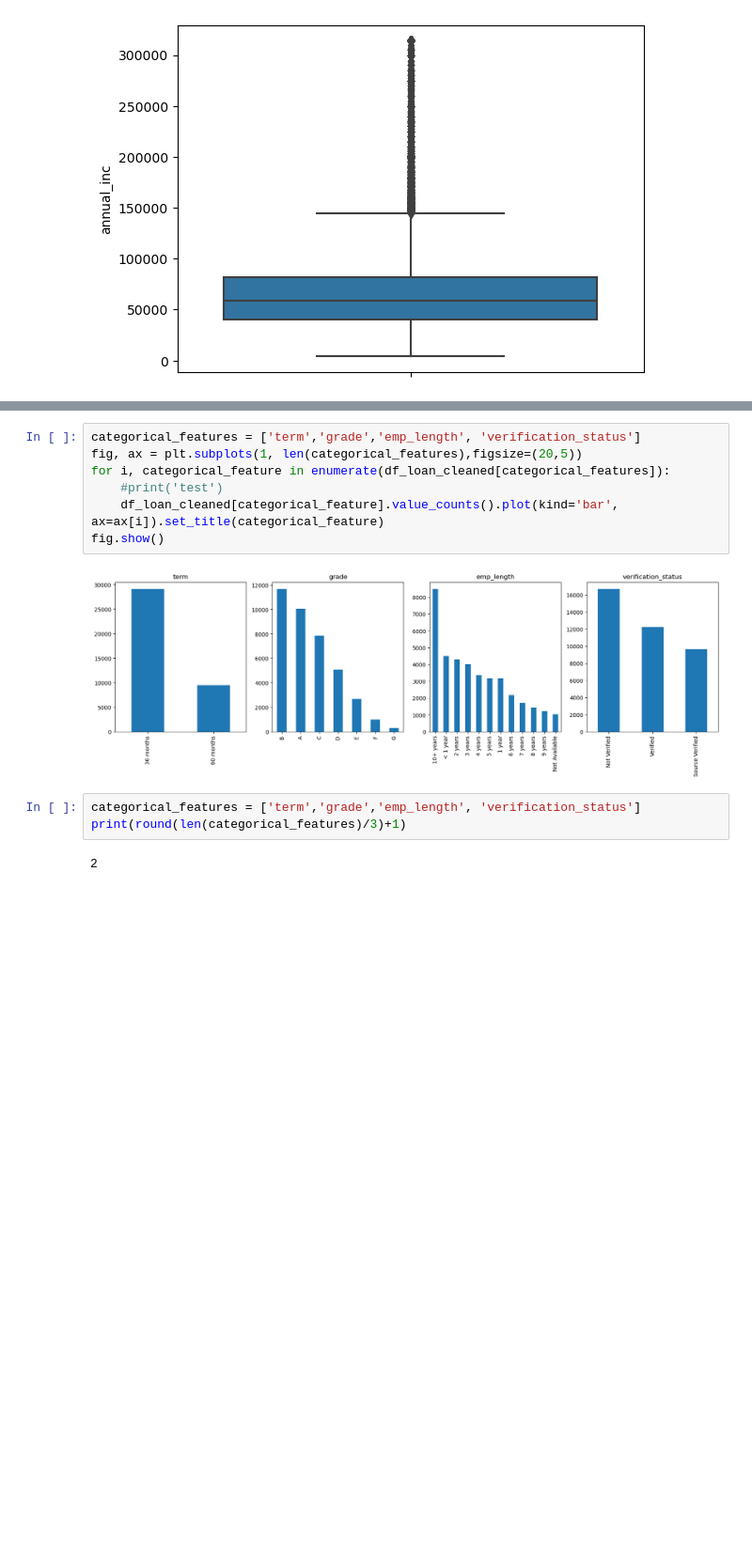
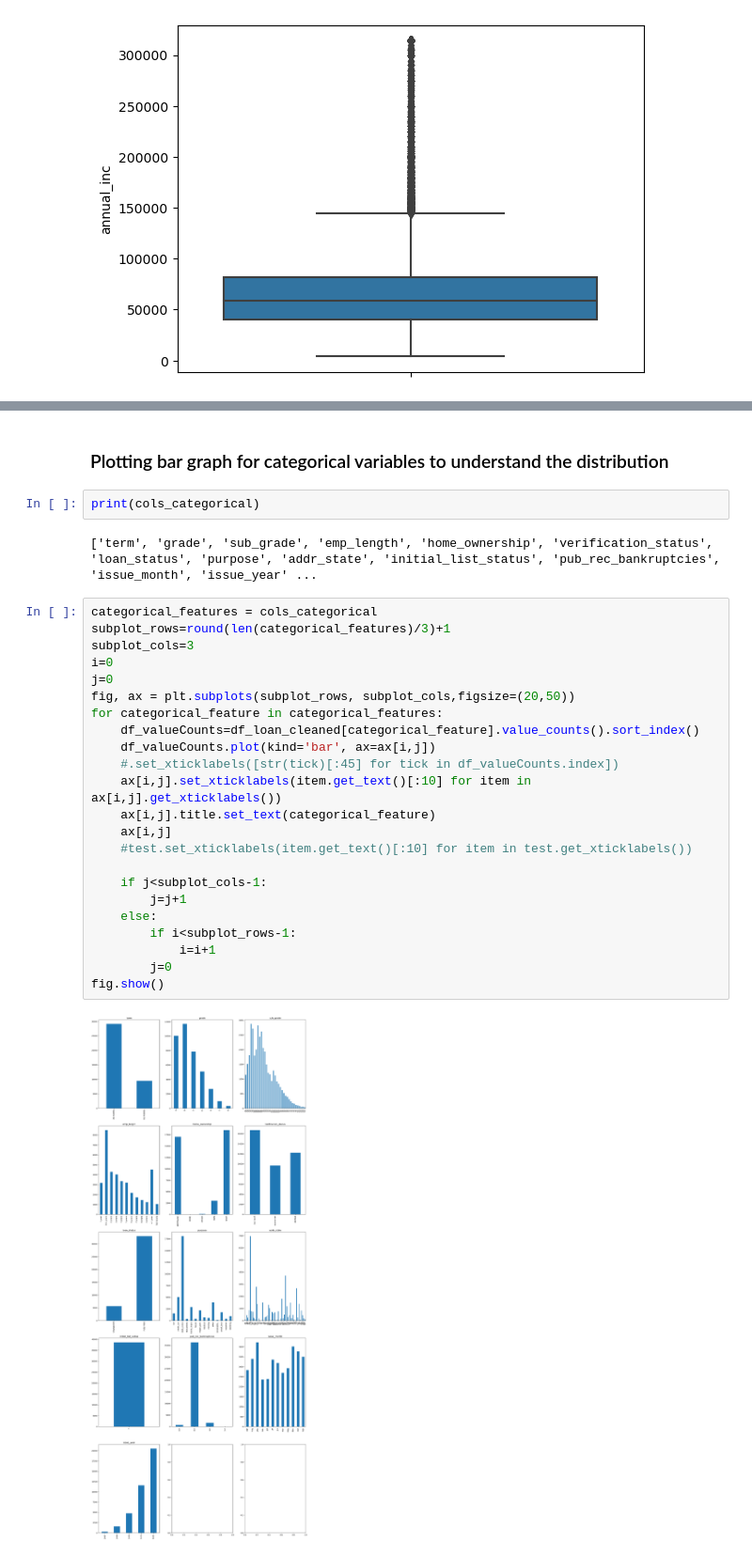
Before and after one commit to prakashreddyav/LendingClubCaseStudy, a Jupyter notebook: Venkata Prakash Reddy A.ipynb, the cells around one changed output, grey strips where cells are left out. Shown at 94% size. Cells and saved outputs as stored; diff of their text form; blank space fills up the shorter version.

```diff
--- a/Venkata Prakash Reddy A.ipynb
+++ b/Venkata Prakash Reddy A.ipynb
@@ -408,17 +416,34 @@ print('Data Distribution')
 # %% [output]
 Data Distribution
 [figure]
-# %%
-categorical_features = ['term','grade','emp_length', 'verification_status']
-fig, ax = plt.subplots(1, len(categorical_features),figsize=(20,5))
-for i, categorical_feature in enumerate(df_loan_cleaned[categorical_features]):
-    #print('test')
-    df_loan_cleaned[categorical_feature].value_counts().plot(kind='bar', ax=ax[i]).set_title(categorical_feature)
-fig.show()
-# %% [output]
-[figure, removed]
-# %%
-categorical_features = ['term','grade','emp_length', 'verification_status']
-print(round(len(categorical_features)/3)+1)
-# %% [output]
-2
+# %% [markdown]
+### Plotting bar graph for categorical variables to understand the distribution
+# %%
+print(cols_categorical)
+# %% [output]
+['term', 'grade', 'sub_grade', 'emp_length', 'home_ownership', 'verification_status', 'loan_status', 'purpose', 'addr_state', 'initial_list_status', 'pub_rec_bankruptcies', 'issue_month', 'issue_year' ...
+# %%
+categorical_features = cols_categorical
+subplot_rows=round(len(categorical_features)/3)+1
+subplot_cols=3
+i=0
+j=0
+fig, ax = plt.subplots(subplot_rows, subplot_cols,figsize=(20,50))
+for categorical_feature in categorical_features:
+    df_valueCounts=df_loan_cleaned[categorical_feature].value_counts().sort_index()
+    df_valueCounts.plot(kind='bar', ax=ax[i,j])
+    #.set_xticklabels([str(tick)[:45] for tick in df_valueCounts.index])
+    ax[i,j].set_xticklabels(item.get_text()[:10] for item in ax[i,j].get_xticklabels())
+    ax[i,j].title.set_text(categorical_feature)
+    ax[i,j]
+    #test.set_xticklabels(item.get_text()[:10] for item in test.get_xticklabels())
+
+    if j<subplot_cols-1:
+        j=j+1
+    else:
+        if i<subplot_rows-1:
+            i=i+1
+        j=0
+fig.show()
+# %% [output]
+[figure, added]
```
Also changed, not shown: parts of 19 cells of this notebook.
